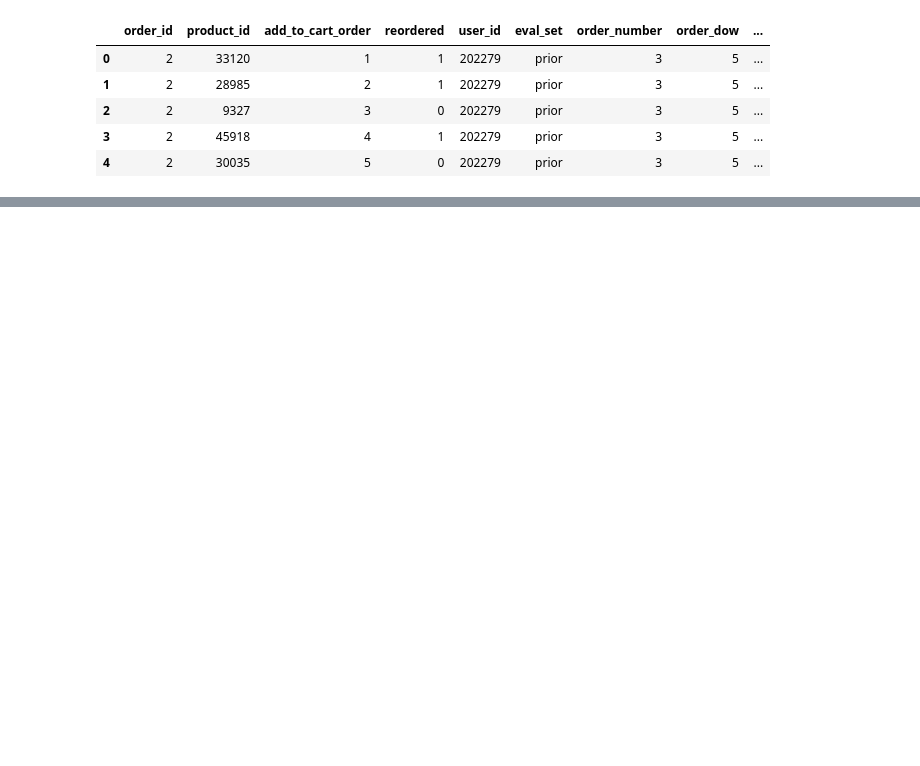
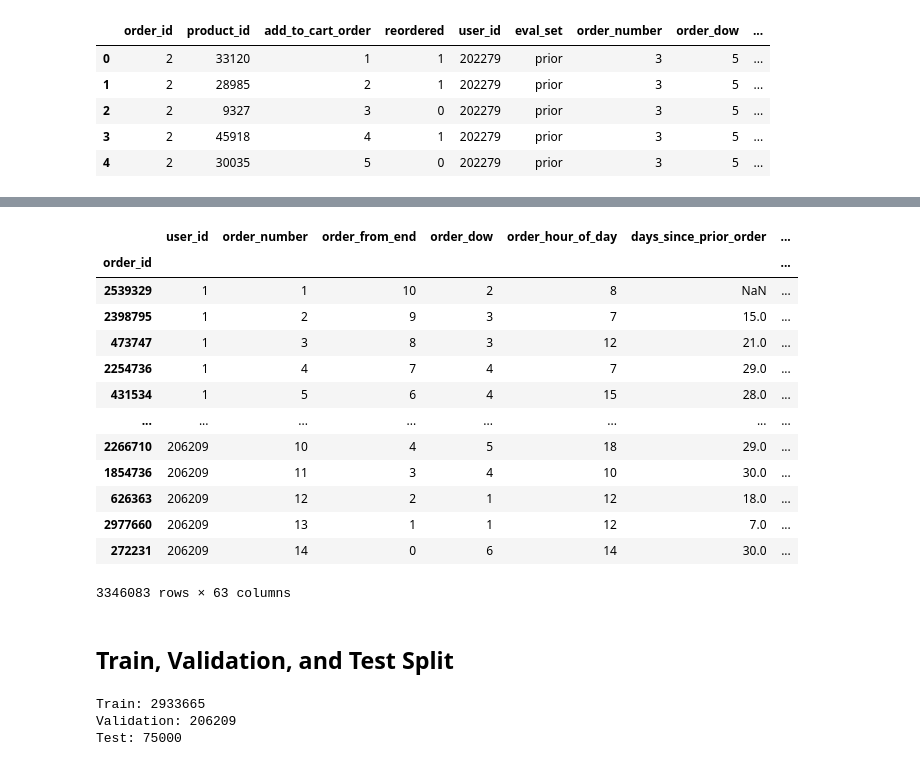
Before and after one commit to blottb7/instacart, a Jupyter notebook: notebooks/02_full_data/ben_full_data_modeling_2.ipynb, the cells around one changed output, grey strips where cells are left out. Saved outputs shown, nothing was run; the diff lists cells and outputs as text; code cells hidden in the pictures; blank space fills up the shorter version.

```diff
--- a/notebooks/02_full_data/ben_full_data_modeling_2.ipynb
+++ b/notebooks/02_full_data/ben_full_data_modeling_2.ipynb
@@ -60,0 +43,8 @@ df
+# %%
+# Count backwards through each customer's orders to create helper variable for grouping into
+# train, validation, and test sets.
+df["order_from_end"] = (
+    df.groupby("user_id")["order_number"]
+    .rank(method="dense", ascending=False)
+    .astype(int) - 1
+)
@@ -60,0 +147,4 @@ df
+# %%
+# Create order df by running build order features function.
+order_df = build_order_features(df)
+order_df.head()
@@ -60,0 +160,19 @@ df
+# %%
+order_df
+# %% [output]
+|  | user_id | order_number | order_from_end | order_dow | order_hour_of_day | days_since_prior_order | ... |
+| order_id |  |  |  |  |  |  | ... |
+| 2539329 | 1 | 1 | 10 | 2 | 8 | NaN | ... |
+| 2398795 | 1 | 2 | 9 | 3 | 7 | 15.0 | ... |
+| 473747 | 1 | 3 | 8 | 3 | 12 | 21.0 | ... |
+| 2254736 | 1 | 4 | 7 | 4 | 7 | 29.0 | ... |
+| 431534 | 1 | 5 | 6 | 4 | 15 | 28.0 | ... |
+| ... | ... | ... | ... | ... | ... | ... | ... |
+| 2266710 | 206209 | 10 | 4 | 5 | 18 | 29.0 | ... |
+| 1854736 | 206209 | 11 | 3 | 4 | 10 | 30.0 | ... |
+| 626363 | 206209 | 12 | 2 | 1 | 12 | 18.0 | ... |
+| 2977660 | 206209 | 13 | 1 | 1 | 12 | 7.0 | ... |
+| 272231 | 206209 | 14 | 0 | 6 | 14 | 30.0 | ... |
+3346083 rows × 63 columns
+# %% [markdown]
+## Train, Validation, and Test Split
@@ -60,0 +190,9 @@ df
+# %%
+# Check the sizes of data sets.
+print("Train:", len(train_df))
+print("Validation:", len(val_df))
+print("Test:", len(test_df))
+# %% [output]
+Train: 2933665
+Validation: 206209
+Test: 75000
```
Also changed, not shown: parts of 18 cells of this notebook.
